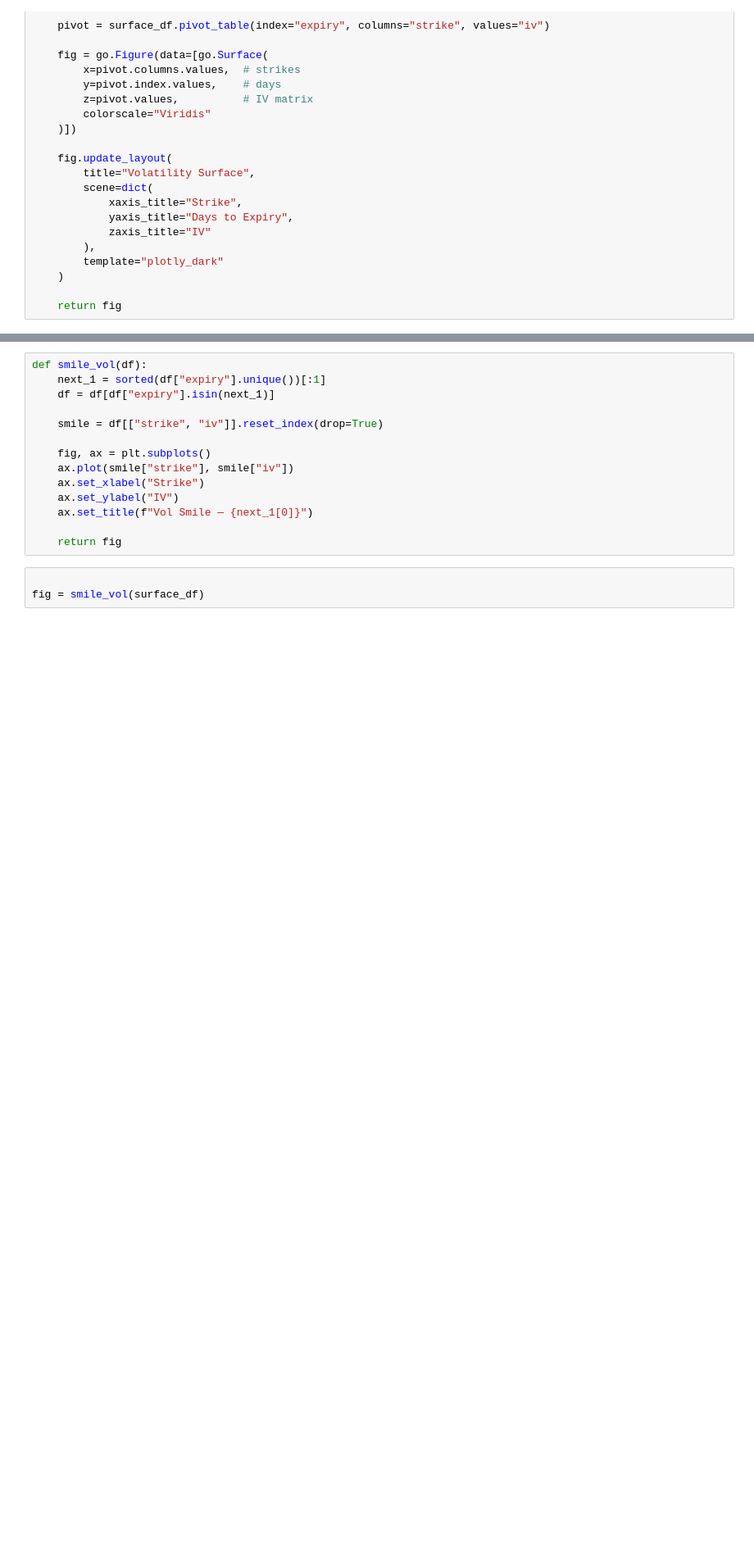
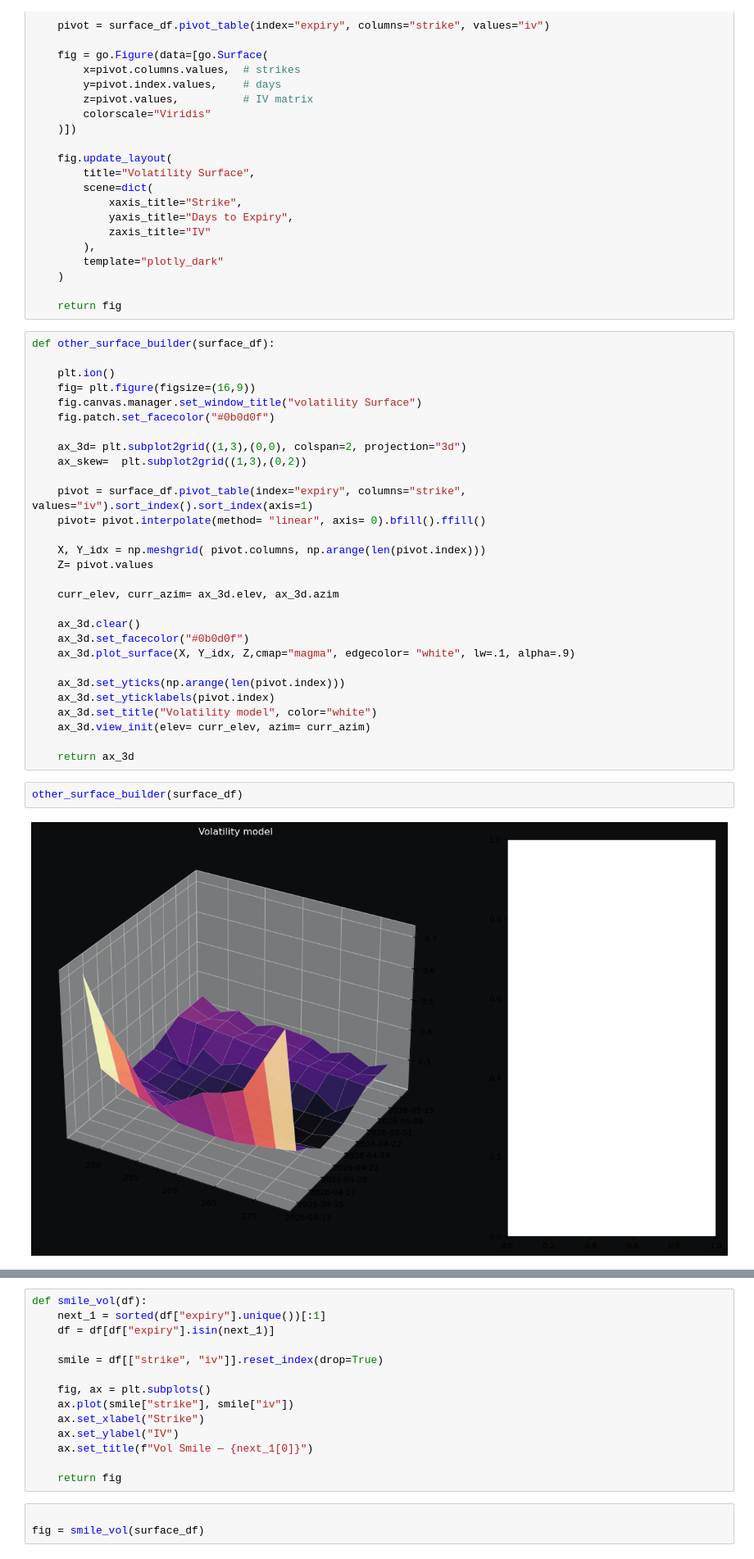
Before and after one commit to ikergomezgarza/Empezando, a Jupyter notebook: proyects/P9_Volatility_surface/l9_learn.ipynb, the cells around one changed output, grey strips where cells are left out. Shown at 82% size. Cells and saved outputs as stored; diff of their text form; blank space fills up the shorter version.

Commit message:
add some other plots

```diff
--- a/proyects/P9_Volatility_surface/l9_learn.ipynb
+++ b/proyects/P9_Volatility_surface/l9_learn.ipynb
@@ -89,5 +91,38 @@ def surface_vol_builder(surface_df):
     )
 
     return fig
+# %%
+def other_surface_builder(surface_df):
+
+    plt.ion()
+    fig= plt.figure(figsize=(16,9))
+    fig.canvas.manager.set_window_title("volatility Surface")
+    fig.patch.set_facecolor("#0b0d0f")
+
+    ax_3d= plt.subplot2grid((1,3),(0,0), colspan=2, projection="3d")
+    ax_skew=  plt.subplot2grid((1,3),(0,2))
+
+    pivot = surface_df.pivot_table(index="expiry", columns="strike", values="iv").sort_index().sort_index(axis=1)
+    pivot= pivot.interpolate(method= "linear", axis= 0).bfill().ffill()
+
+    X, Y_idx = np.meshgrid( pivot.columns, np.arange(len(pivot.index)))
+    Z= pivot.values
+
+    curr_elev, curr_azim= ax_3d.elev, ax_3d.azim
+
+    ax_3d.clear()
+    ax_3d.set_facecolor("#0b0d0f")
+    ax_3d.plot_surface(X, Y_idx, Z,cmap="magma", edgecolor= "white", lw=.1, alpha=.9)
+
+    ax_3d.set_yticks(np.arange(len(pivot.index)))
+    ax_3d.set_yticklabels(pivot.index)
+    ax_3d.set_title("Volatility model", color="white")
+    ax_3d.view_init(elev= curr_elev, azim= curr_azim)
+
+    return ax_3d
+# %%
+other_surface_builder(surface_df)
+# %% [output]
+[figure, added]
 # %%
 fig = surface_vol_builder(surface_df)
```
Also changed, not shown: parts of 3 cells of this notebook, 2 other files.
